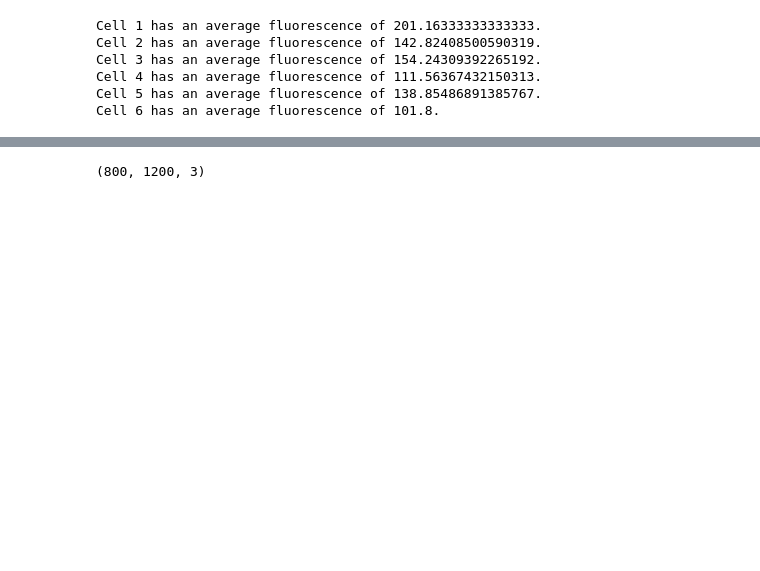
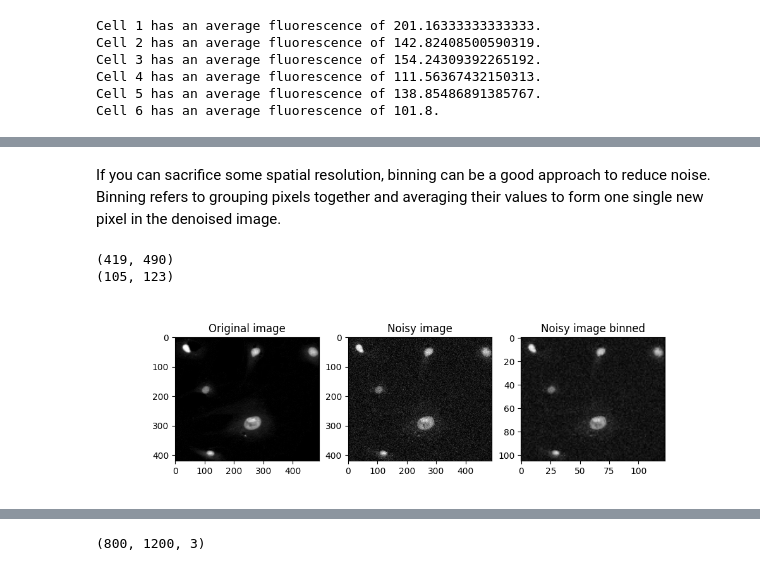
Before and after one commit to EPFL-Center-for-Imaging/ImagingLunch_ImagesInPython, a Jupyter notebook: Content.ipynb, the cells around one changed output, grey strips where cells are left out. Saved outputs shown, nothing was run; the diff lists cells and outputs as text; code cells hidden in the pictures; blank space fills up the shorter version.

```diff
--- a/Content.ipynb
+++ b/Content.ipynb
@@ -175 +253,21 @@ uint8
 [figure]
+# %% [markdown]
+If you can sacrifice some spatial resolution, binning can be a good approach to reduce noise. Binning refers to grouping pixels together and averaging their values to form one single new pixel in the denoised image.
+# %%
+print(noisy_img.shape)
+noisy_img_binned = skimage.transform.downscale_local_mean(noisy_img, 4)
+print(noisy_img_binned.shape)
+# %% [output]
+(419, 490)
+(105, 123)
+# %%
+fig, axes = plt.subplots(1, 3, figsize=(10, 3))
+axes[0].imshow(img, cmap="gray", vmin=0, vmax=255)
+axes[0].set_title("Original image")
+axes[1].imshow(noisy_img, cmap="gray", vmin=0, vmax=255)
+axes[1].set_title("Noisy image")
+axes[2].imshow(noisy_img_binned, cmap="gray", vmin=0, vmax=255)
+axes[2].set_title("Noisy image binned")
+plt.show()
+# %% [output]
+[figure, added]
```
Also changed, not shown: parts of 69 cells of this notebook.
